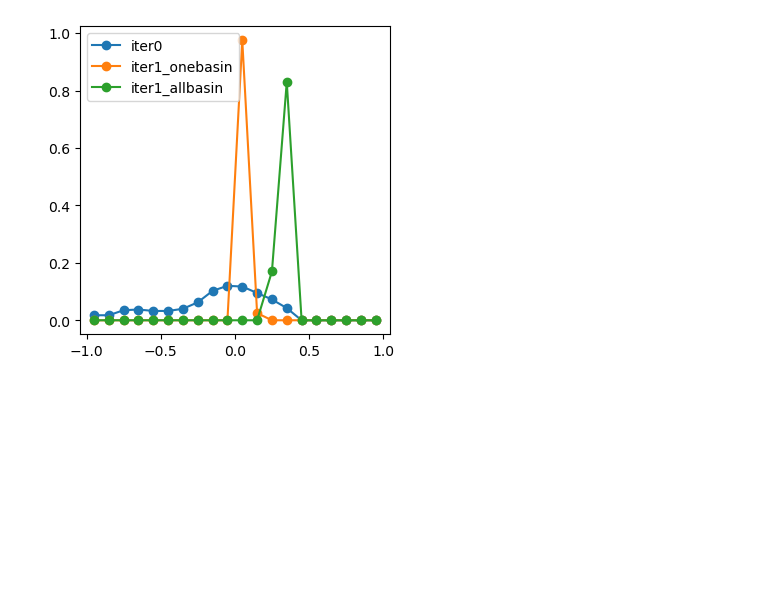
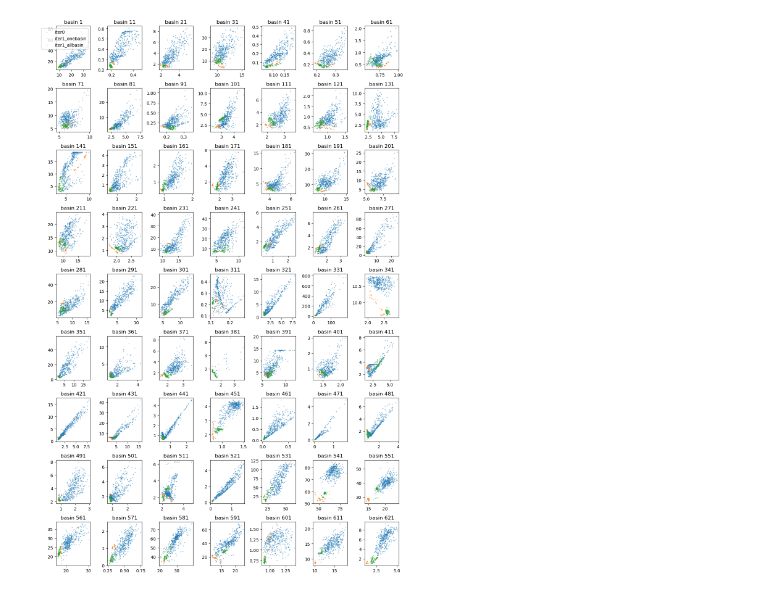
Before and after one commit to NCAR/CTSM_calibration, a Jupyter notebook: src/emulator_comparison/allbasin_emulator/step6_compare_with_singlebasin.ipynb, the cells around one changed output. Cells and saved outputs as stored; diff of their text form; code cells hidden in the pictures; blank space fills up the shorter version.

```diff
--- a/src/emulator_comparison/allbasin_emulator/step6_compare_with_singlebasin.ipynb
+++ b/src/emulator_comparison/allbasin_emulator/step6_compare_with_singlebasin.ipynb
@@ -80,36 +35,36 @@ plt.show()
-# %%
-# Compare KGE'
-
-import numpy as np
-
-def calculate_probability(data, bins):
-    # Compute the histogram
-    counts, bin_edges = np.histogram(data, bins=bins)
-
-    # Calculate the total number of data points
-    total_count = len(data)
-
-    # Compute the probabilities
-    probabilities = counts / total_count
-
-    # Calculate the bin centers
-    bin_centers = (bin_edges[:-1] + bin_edges[1:]) / 2
-
-    return bin_centers, probabilities
-
-labels = ['iter0', 'iter1_onebasin', 'iter1_allbasin']
-data = [df_iter0, df_iter1_ob, df_iter1_ab]
-
-fig = plt.figure(figsize=[4, 4])
-for i in range(3):
-    # plt.hist(data[i]['kge'], alpha=0.5, density=True, label=labels[i])
-    d1, d2 = calculate_probability(data[i]['nse'].values, np.arange(-1, 1.1, 0.1))
-    plt.plot(d1, d2, 'o-', label=labels[i])
-
-plt.legend()
-plt.show()
-# %% [output]
-[figure, removed]
+# %%
+fig = plt.figure(figsize=[12, 20])
+
+flag = 1
+for tarbasin in range(1, 627, 10):
+
+    inpath_moasmo = '/glade/campaign/cgd/tss/people/guoqiang/CTSM_CAMELS_proj/Calib_HH_MOASMO_bigrange/'
+    infile1 = f'{inpath_moasmo}/level1_{tarbasin}_MOASMOcalib/ctsm_outputs/iter0_many_metric.csv'
+    infile2 = f'{inpath_moasmo}/level1_{tarbasin}_MOASMOcalib/ctsm_outputs/iter1_many_metric.csv'
+    infile3 = f'{inpath_moasmo}/level1_{tarbasin}_MOASMOcalib/ctsm_outputs_emutest/iter1_many_metric.csv'
+
+    df_iter0 = pd.read_csv(infile1)
+    df_iter1_ob = pd.read_csv(infile2)
+    df_iter1_ab = pd.read_csv(infile3)
+
+    # compare two error metrics
+    labels = ['iter0', 'iter1_onebasin', 'iter1_allbasin']
+    data = [df_iter0, df_iter1_ob, df_iter1_ab]
+
+    fig.add_subplot(10, 7, flag)
+    for i in range(3):
+        plt.scatter(data[i]['mae'], data[i]['max_mon_abs_err'], 1, alpha=0.5, label=labels[i])
+    plt.title(f'basin {tarbasin}')
+
+    if flag == 1:
+        plt.legend()
+
+    flag = flag + 1
+
+plt.tight_layout()
+plt.show()
+# %% [output]
+[figure, added]
 # %%
 # compare all KGE
 
```
Also changed, not shown: parts of 11 cells of this notebook, 25 other files.
